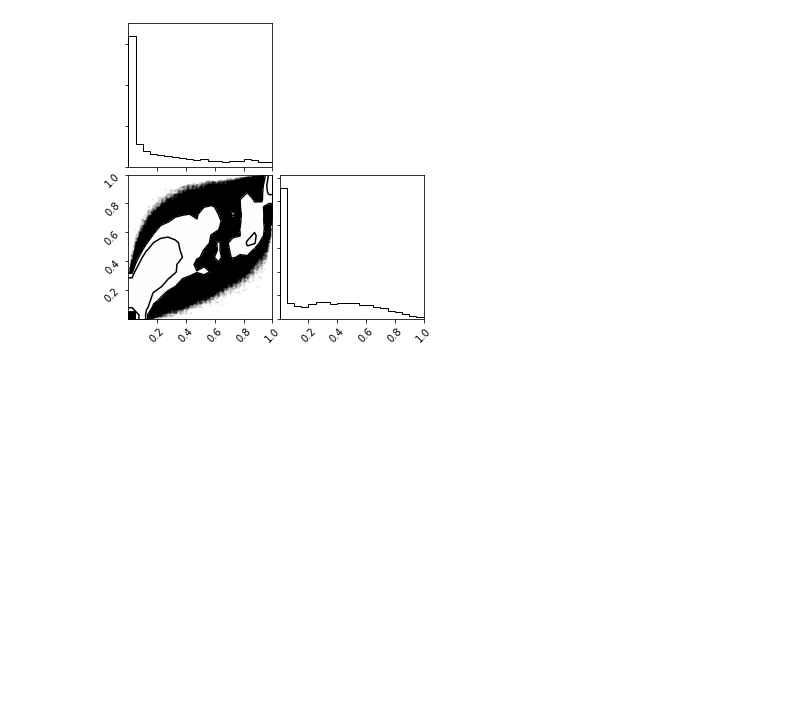
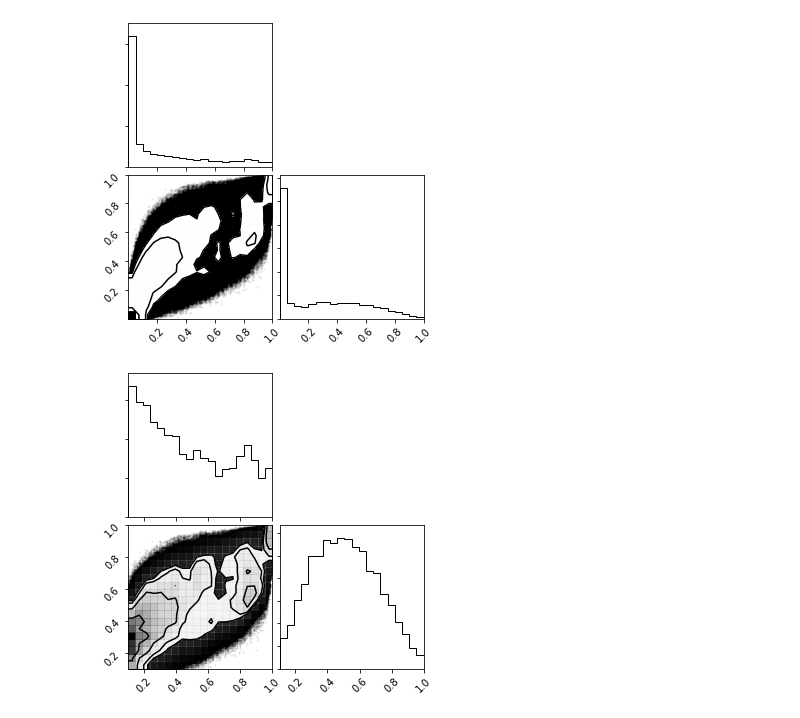
Before and after one commit to astro-9-scientific-programming/lectures-breakouts, a Jupyter notebook: Day4/Lesson 3 (MatPlotLib and More Bayesian Statistics).ipynb, the cells around one changed output. Drawn from its saved outputs; the diff is of its cells as text; code cells hidden in the pictures; blank space fills up the shorter version.

```diff
--- a/Day4/Lesson 3 (MatPlotLib and More Bayesian Statistics).ipynb
+++ b/Day4/Lesson 3 (MatPlotLib and More Bayesian Statistics).ipynb
@@ -279,3 +279,10 @@ draws = np.array([img[:,:,2].flatten(),img[:,:,0].flatten()]).transpose()
 figure = corner.corner(draws)
 # %% [output]
 [figure]
+# %%
+draws = np.array([img[:,:,2].flatten(),img[:,:,0].flatten()]).transpose()
+filt = np.logical_and(draws[:,0]>0.1,draws[:,1]>0.1) #filtering out pixels that are empty
+
+figure = corner.corner(draws[filt])
+# %% [output]
+[figure, added]
```
Also changed, not shown: parts of 13 cells of this notebook, 6 other files.
